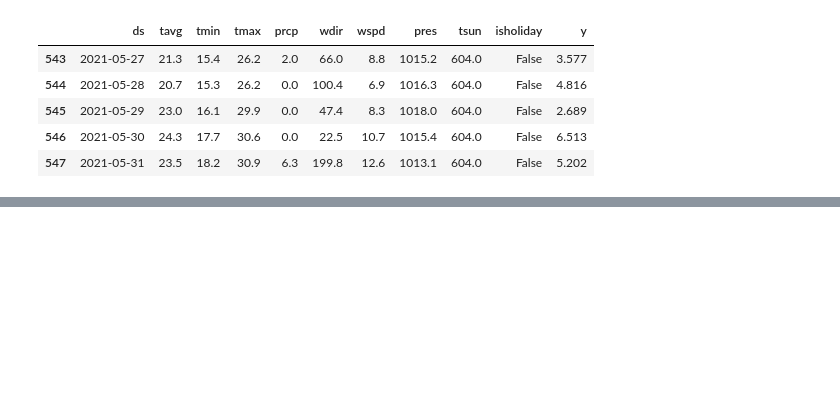
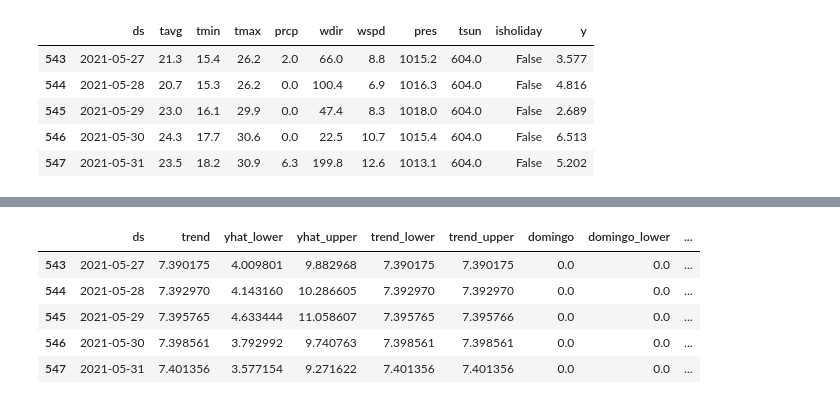
Before and after one commit to mariopastorlanchares/electricity-predictor, a Jupyter notebook: electric_consumption.ipynb, the cells around one changed output, grey strips where cells are left out. Saved outputs shown, nothing was run; the diff lists cells and outputs as text; code cells hidden in the pictures; blank space fills up the shorter version.

```diff
--- a/electric_consumption.ipynb
+++ b/electric_consumption.ipynb
@@ -360,0 +528,4 @@ forecast.head()
+# %%
+# Mejores parámetros, los escogemos por el mejor RMSE guardado en el array de rmse
+best_params = grid[np.argmin(rmse)]
+print(best_params)
@@ -360,0 +536,30 @@ forecast.head()
+# %%
+# Con los parámetros que hemos seleccionado construimos nuestro modelo final
+# Una vez hemos conseguido los mejores parámetros del test anterior, vamos a definir el modelo con los mismos (sustituimos params por best_params)
+m = Prophet(growth="linear",
+              yearly_seasonality=True,
+              weekly_seasonality=True,
+              daily_seasonality=False,
+              holidays=dffestivities,
+              seasonality_mode = "multiplicative",
+              seasonality_prior_scale = best_params['seasonality_prior_scale'],
+              holidays_prior_scale=  best_params['holidays_prior_scale'],
+              changepoint_prior_scale=  best_params['changepoint_prior_scale'],
+              )
+m.add_regressor('isholiday')
+# Temperatura media
+m.add_regressor('tavg')
+# Temperatura mínima
+m.add_regressor('tmin')
+# Temperatura máxima
+m.add_regressor('tmax')
+# Precipitaciones
+m.add_regressor('prcp')
+# Dirección del viento
+m.add_regressor('wdir')
+# Velocidad del viento
+m.add_regressor('wspd')
+# Minutos de sol
+m.add_regressor('tsun')
+# Entrenamos el modelo
+m.fit(training_set)
@@ -360,0 +568,6 @@ forecast.head()
+# %%
+# Future dataframe
+future = m.make_future_dataframe(periods = len(test_set),freq="D")
+# regressors
+future = pd.concat([future, dataset.iloc[:,2:]], axis = 1)
+future.tail()
@@ -360,0 +581,11 @@ forecast.head()
+# %%
+# Forecast
+forecast = m.predict(future)
+forecast.tail()
+# %% [output]
+|  | ds | trend | yhat_lower | yhat_upper | trend_lower | trend_upper | domingo | domingo_lower | ... |
+| 543 | 2021-05-27 | 7.390175 | 4.009801 | 9.882968 | 7.390175 | 7.390175 | 0.0 | 0.0 | ... |
+| 544 | 2021-05-28 | 7.392970 | 4.143160 | 10.286605 | 7.392970 | 7.392970 | 0.0 | 0.0 | ... |
+| 545 | 2021-05-29 | 7.395765 | 4.633444 | 11.058607 | 7.395765 | 7.395766 | 0.0 | 0.0 | ... |
+| 546 | 2021-05-30 | 7.398561 | 3.792992 | 9.740763 | 7.398561 | 7.398561 | 0.0 | 0.0 | ... |
+| 547 | 2021-05-31 | 7.401356 | 3.577154 | 9.271622 | 7.401356 | 7.401356 | 0.0 | 0.0 | ... |
```
Also changed, not shown: parts of 29 cells of this notebook.
